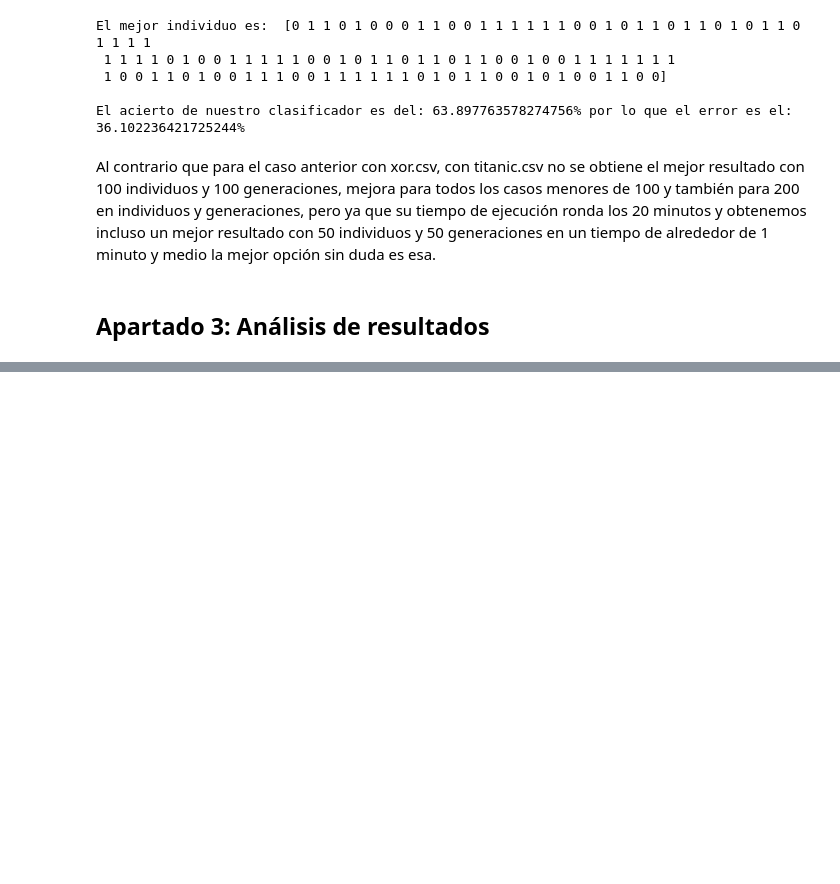
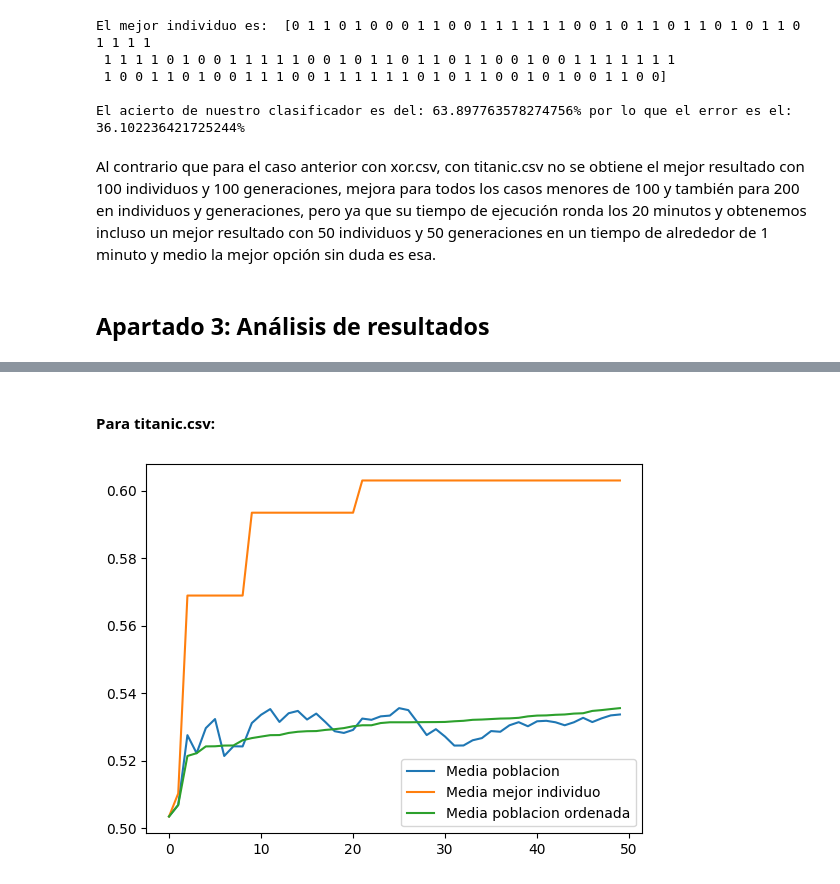
Before and after one commit to Monte-10/FAA-1461, a Jupyter notebook: Practica_4/Notebook.ipynb, the cells around one changed output, grey strips where cells are left out. Cells and saved outputs as stored; diff of their text form; code cells hidden in the pictures; blank space fills up the shorter version.

```diff
--- a/Practica_4/Notebook.ipynb
+++ b/Practica_4/Notebook.ipynb
@@ -465,0 +672,24 @@ Al contrario que para el caso anterior con xor.csv, con titanic.csv no se obtien
+# %% [markdown]
+#### Para titanic.csv:
+# %%
+dataset = Datos('ConjuntosDatosP4/titanic.csv')
+
+algoritmoGenetico = AG(0.01,50,5,0.85,50)
+
+validacionSimple = EstrategiaParticionado.ValidacionSimple(30,1)
+validacionSimple.creaParticiones(dataset.datos)
+
+datosTrain = dataset.extraeDatos(validacionSimple.particiones[0].indicesTrain)
+datosTest = dataset.extraeDatos(validacionSimple.particiones[0].indicesTest)
+
+mejor = algoritmoGenetico.entrenamiento(datosTrain,{},dataset.diccionario)
+
+sortedPoblacion = np.sort(algoritmoGenetico.mediaPoblacion)
+plt.plot(algoritmoGenetico.mediaPoblacion, label='Media poblacion')
+plt.plot(algoritmoGenetico.mediaMejor, label='Media mejor individuo')
+plt.plot(sortedPoblacion, label='Media poblacion ordenada')
+plt.legend()
+
+plt.show()
+# %% [output]
+[figure, added]
```
Also changed, not shown: parts of 29 cells of this notebook, 1 other file.
